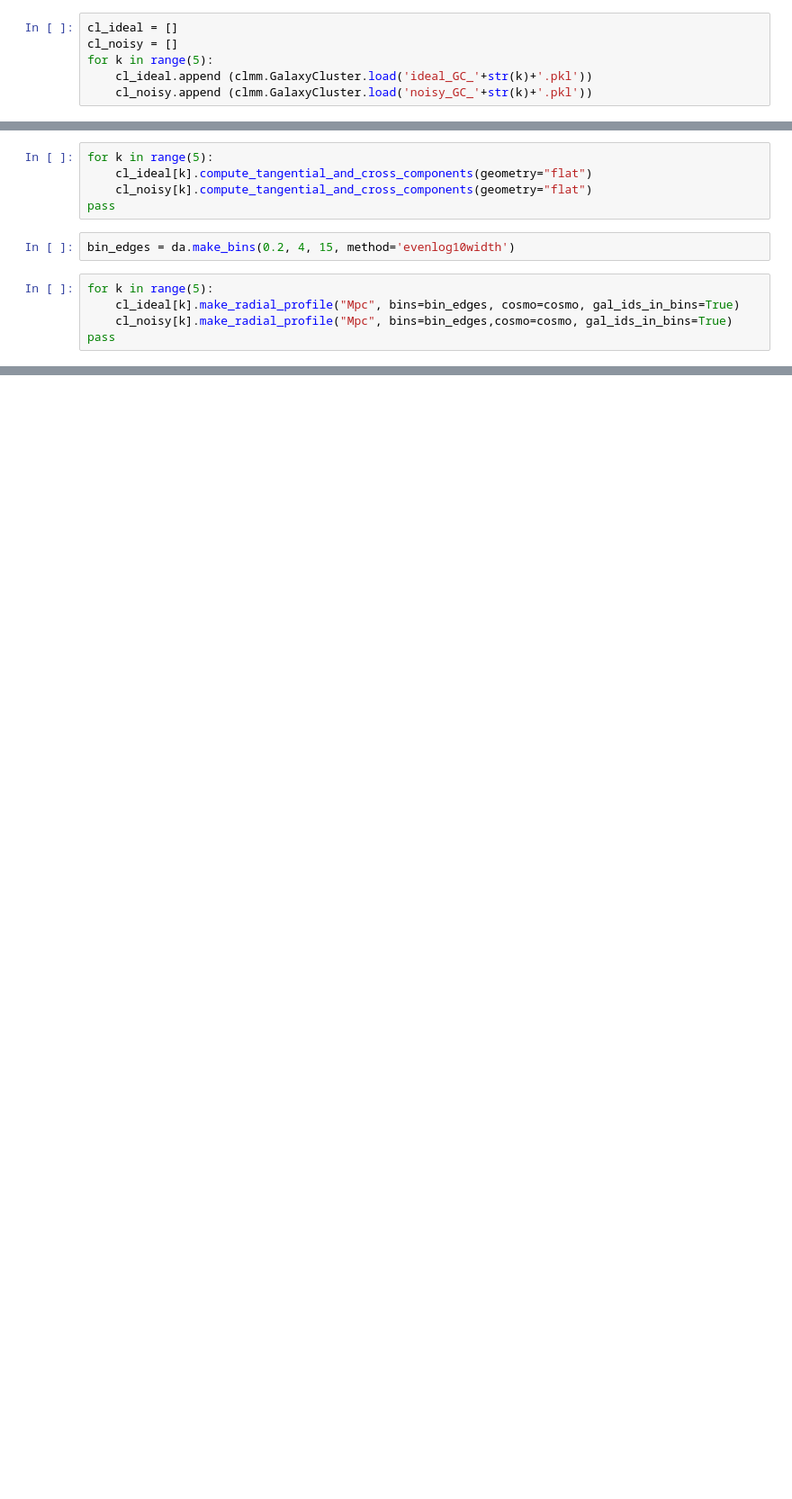
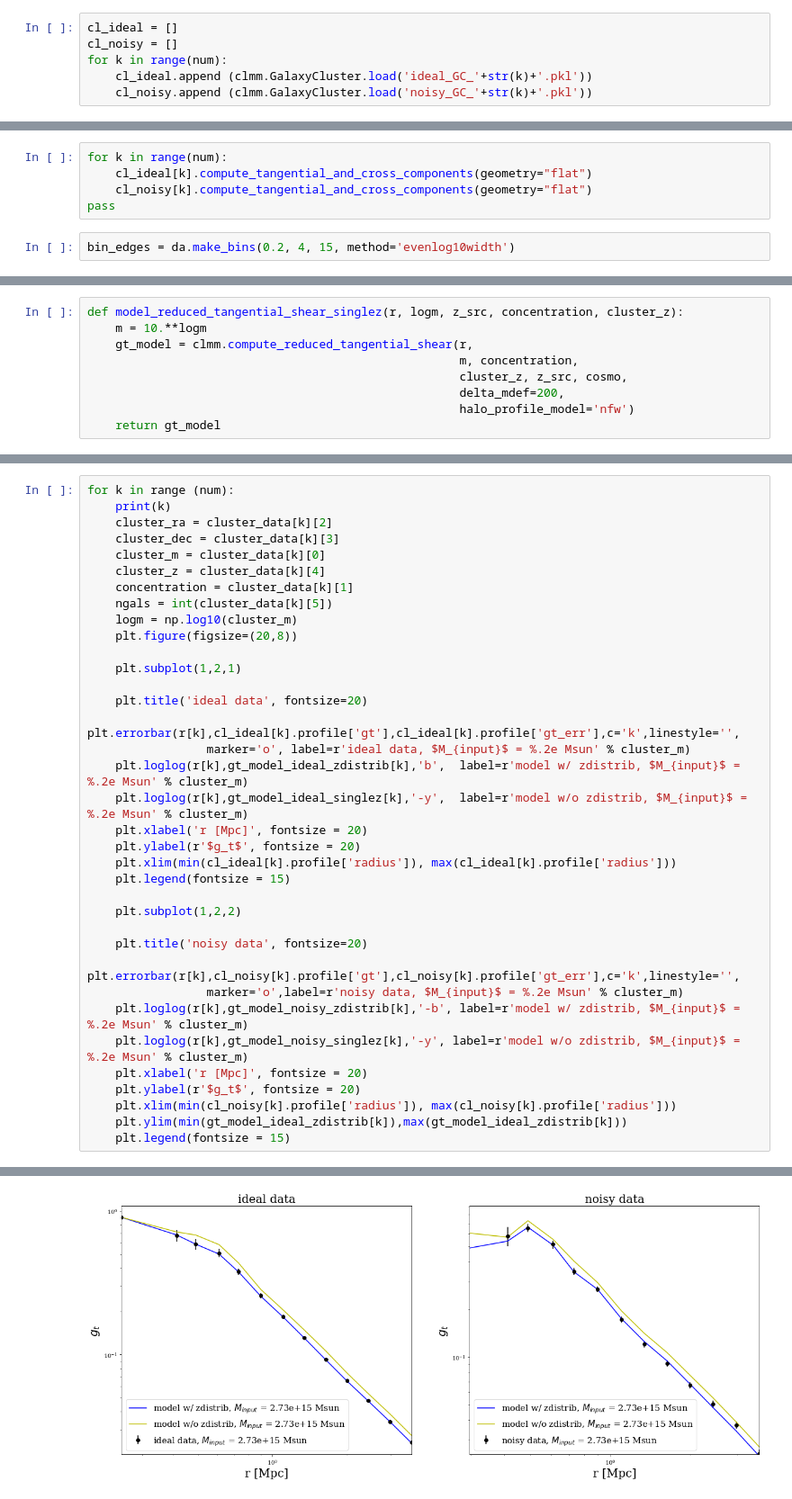
Before and after one commit to nicolahunfeld/masterproject, a Jupyter notebook: codingfirststepsnicola.ipynb, the cells around one changed output, grey strips where cells are left out. Shown at 90% size. Saved outputs shown, nothing was run; the diff lists cells and outputs as text; blank space fills up the shorter version.

```diff
--- a/codingfirststepsnicola.ipynb
+++ b/codingfirststepsnicola.ipynb
@@ -110,7 +150,7 @@ for k in range(5):
 # %%
 cl_ideal = []
 cl_noisy = []
-for k in range(5):
+for k in range(num):
     cl_ideal.append (clmm.GalaxyCluster.load('ideal_GC_'+str(k)+'.pkl'))
     cl_noisy.append (clmm.GalaxyCluster.load('noisy_GC_'+str(k)+'.pkl'))
 # %%
@@ -131,12 +165,7 @@ for k in range(5):
 # %%
-for k in range(5):
+for k in range(num):
     cl_ideal[k].compute_tangential_and_cross_components(geometry="flat")
     cl_noisy[k].compute_tangential_and_cross_components(geometry="flat")
 pass
 # %%
 bin_edges = da.make_bins(0.2, 4, 15, method='evenlog10width')
-# %%
-for k in range(5):
-    cl_ideal[k].make_radial_profile("Mpc", bins=bin_edges, cosmo=cosmo, gal_ids_in_bins=True)
-    cl_noisy[k].make_radial_profile("Mpc", bins=bin_edges,cosmo=cosmo, gal_ids_in_bins=True)
-pass
@@ -142,0 +223,9 @@ pass
+# %%
+def model_reduced_tangential_shear_singlez(r, logm, z_src, concentration, cluster_z):
+    m = 10.**logm
+    gt_model = clmm.compute_reduced_tangential_shear(r,
+                                                     m, concentration,
+                                                     cluster_z, z_src, cosmo,
+                                                     delta_mdef=200,
+                                                     halo_profile_model='nfw')
+    return gt_model
@@ -142,0 +296,37 @@ pass
+# %%
+for k in range (num):
+    print(k)
+    cluster_ra = cluster_data[k][2]
+    cluster_dec = cluster_data[k][3]
+    cluster_m = cluster_data[k][0]
+    cluster_z = cluster_data[k][4]
+    concentration = cluster_data[k][1]
+    ngals = int(cluster_data[k][5])
+    logm = np.log10(cluster_m)
+    plt.figure(figsize=(20,8))
+
+    plt.subplot(1,2,1)
+
+    plt.title('ideal data', fontsize=20)
+    plt.errorbar(r[k],cl_ideal[k].profile['gt'],cl_ideal[k].profile['gt_err'],c='k',linestyle='',
+                 marker='o', label=r'ideal data, $M_{input}$ = %.2e Msun' % cluster_m)
+    plt.loglog(r[k],gt_model_ideal_zdistrib[k],'b',  label=r'model w/ zdistrib, $M_{input}$ = %.2e Msun' % cluster_m)
+    plt.loglog(r[k],gt_model_ideal_singlez[k],'-y',  label=r'model w/o zdistrib, $M_{input}$ = %.2e Msun' % cluster_m)
+    plt.xlabel('r [Mpc]', fontsize = 20)
+    plt.ylabel(r'$g_t$', fontsize = 20)
+    plt.xlim(min(cl_ideal[k].profile['radius']), max(cl_ideal[k].profile['radius']))
+    plt.legend(fontsize = 15)
+
+    plt.subplot(1,2,2)
+
+    plt.title('noisy data', fontsize=20)
+    plt.errorbar(r[k],cl_noisy[k].profile['gt'],cl_noisy[k].profile['gt_err'],c='k',linestyle='',
+                 marker='o',label=r'noisy data, $M_{input}$ = %.2e Msun' % cluster_m)
+    plt.loglog(r[k],gt_model_noisy_zdistrib[k],'-b', label=r'model w/ zdistrib, $M_{input}$ = %.2e Msun' % cluster_m)
+    plt.loglog(r[k],gt_model_noisy_singlez[k],'-y', label=r'model w/o zdistrib, $M_{input}$ = %.2e Msun' % cluster_m)
+    plt.xlabel('r [Mpc]', fontsize = 20)
+    plt.ylabel(r'$g_t$', fontsize = 20)
+    plt.xlim(min(cl_noisy[k].profile['radius']), max(cl_noisy[k].profile['radius']))
+    plt.ylim(min(gt_model_ideal_zdistrib[k]),max(gt_model_ideal_zdistrib[k]))
+    plt.legend(fontsize = 15)
+# %% [output]
@@ -142,0 +338 @@ pass
+[figure, added]
```
Also changed, not shown: parts of 13 cells of this notebook.
